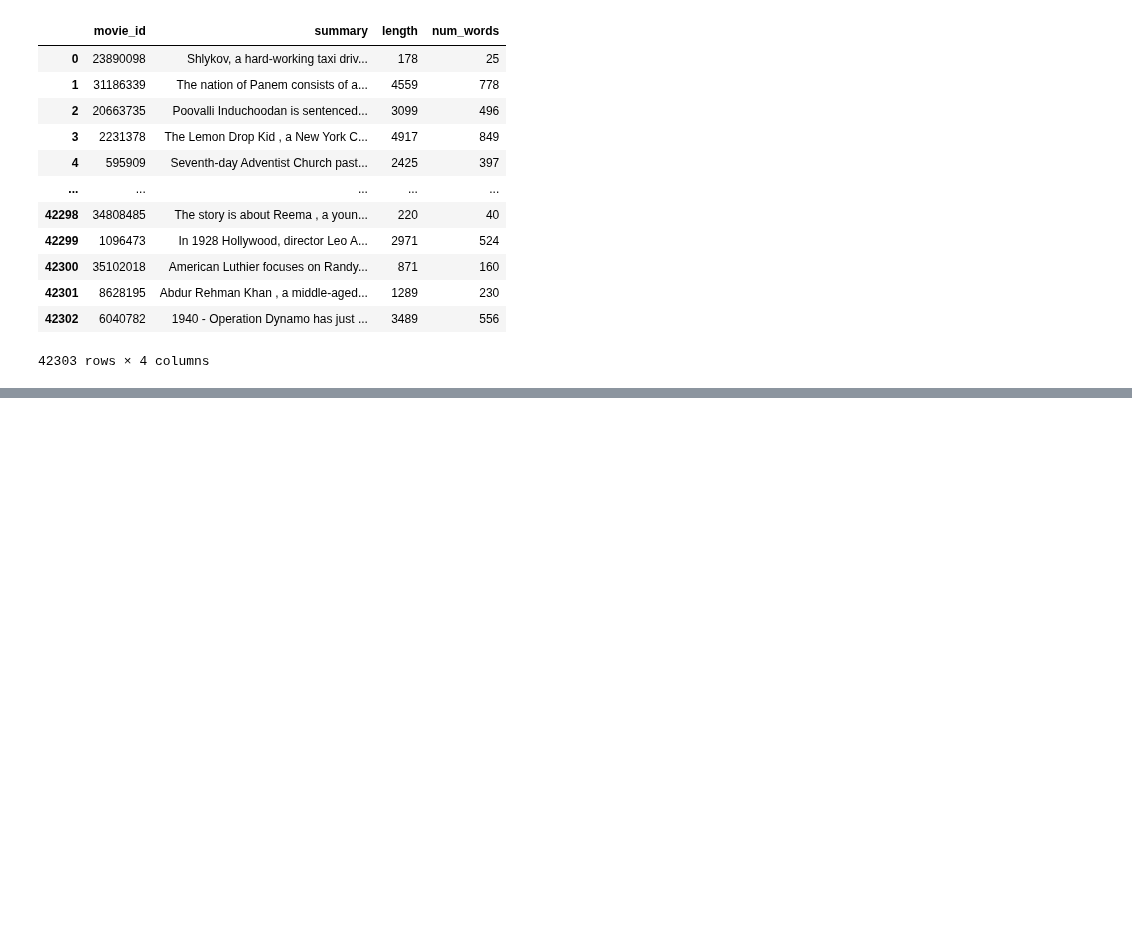
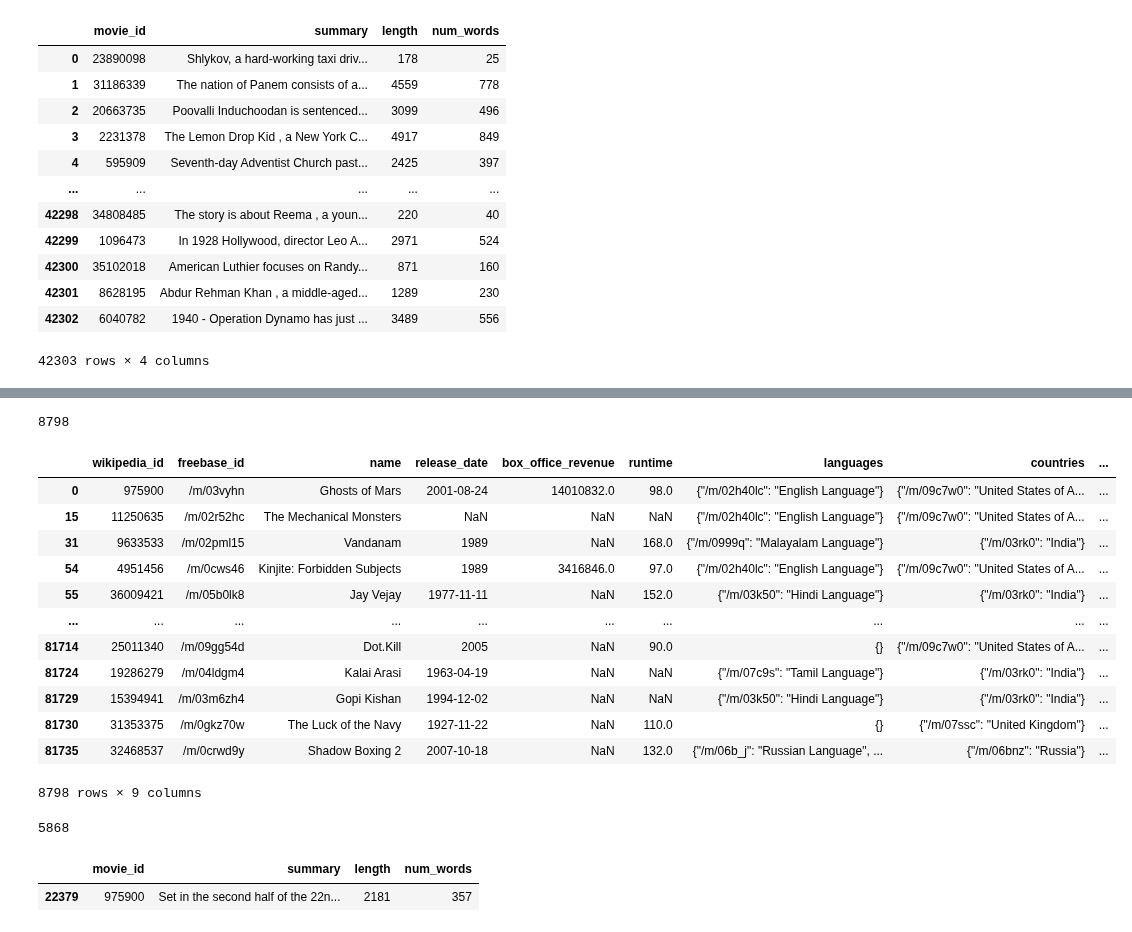
Before and after one commit to epfl-ada/ada-2022-project-theadaholics, a Jupyter notebook: summaries.ipynb, the cells around one changed output, grey strips where cells are left out. Drawn from its saved outputs; the diff is of its cells as text; code cells hidden in the pictures; blank space fills up the shorter version.

```diff
--- a/summaries.ipynb
+++ b/summaries.ipynb
@@ -294,0 +488,8 @@ LookupError:
+# %%
+
+movies=data['genres'].apply(lambda row: (eval(row).values()))
+movies= pd.DataFrame(movies,columns=['genres'])
+exploded=pd.DataFrame([[c] for C in movies['genres'] for c in C],columns=['genres'])
+len(exploded['genres'].unique())
+count=exploded['genres'].value_counts()
+count.head(20)
@@ -294,0 +537,39 @@ LookupError:
+# %%
+# merge summaries and movies df to get summaries of one genre
+action_mask=movies["genres"].apply(lambda lis : "Action" in lis and len(lis)>0)
+print(action_mask.sum())
+action_movies=data[action_mask]
+action_movies
+# exploded=pd.DataFrame([[c] for C in action_movies['genres'] for c in C],columns=['genres'])
+# len(exploded['genres'].unique())
+# count=exploded['genres'].value_counts()
+# count
+# %% [output]
+8798
+|  | wikipedia_id | freebase_id | name | release_date | box_office_revenue | runtime | languages | countries | ... |
+| 0 | 975900 | /m/03vyhn | Ghosts of Mars | 2001-08-24 | 14010832.0 | 98.0 | {"/m/02h40lc": "English Language"} | {"/m/09c7w0": "United States of A... | ... |
+| 15 | 11250635 | /m/02r52hc | The Mechanical Monsters | NaN | NaN | NaN | {"/m/02h40lc": "English Language"} | {"/m/09c7w0": "United States of A... | ... |
+| 31 | 9633533 | /m/02pml15 | Vandanam | 1989 | NaN | 168.0 | {"/m/0999q": "Malayalam Language"} | {"/m/03rk0": "India"} | ... |
+| 54 | 4951456 | /m/0cws46 | Kinjite: Forbidden Subjects | 1989 | 3416846.0 | 97.0 | {"/m/02h40lc": "English Language"} | {"/m/09c7w0": "United States of A... | ... |
+| 55 | 36009421 | /m/05b0lk8 | Jay Vejay | 1977-11-11 | NaN | 152.0 | {"/m/03k50": "Hindi Language"} | {"/m/03rk0": "India"} | ... |
+| ... | ... | ... | ... | ... | ... | ... | ... | ... | ... |
+| 81714 | 25011340 | /m/09gg54d | Dot.Kill | 2005 | NaN | 90.0 | {} | {"/m/09c7w0": "United States of A... | ... |
+| 81724 | 19286279 | /m/04ldgm4 | Kalai Arasi | 1963-04-19 | NaN | NaN | {"/m/07c9s": "Tamil Language"} | {"/m/03rk0": "India"} | ... |
+| 81729 | 15394941 | /m/03m6zh4 | Gopi Kishan | 1994-12-02 | NaN | NaN | {"/m/03k50": "Hindi Language"} | {"/m/03rk0": "India"} | ... |
+| 81730 | 31353375 | /m/0gkz70w | The Luck of the Navy | 1927-11-22 | NaN | 110.0 | {} | {"/m/07ssc": "United Kingdom"} | ... |
+| 81735 | 32468537 | /m/0crwd9y | Shadow Boxing 2 | 2007-10-18 | NaN | 132.0 | {"/m/06b_j": "Russian Language", ... | {"/m/06bnz": "Russia"} | ... |
+8798 rows × 9 columns
+# %%
+sum=0
+for m in action_movies['wikipedia_id']:
+    for s in summaries_df['movie_id']:
+        sum+=m==s
+
+sum
+# %% [output]
+5868
+# %%
+summaries_df[summaries_df['movie_id']==975900]
+# %% [output]
+|  | movie_id | summary | length | num_words |
+| 22379 | 975900 | Set in the second half of the 22n... | 2181 | 357 |
```
Also changed, not shown: parts of 39 cells of this notebook, 4 other files.
